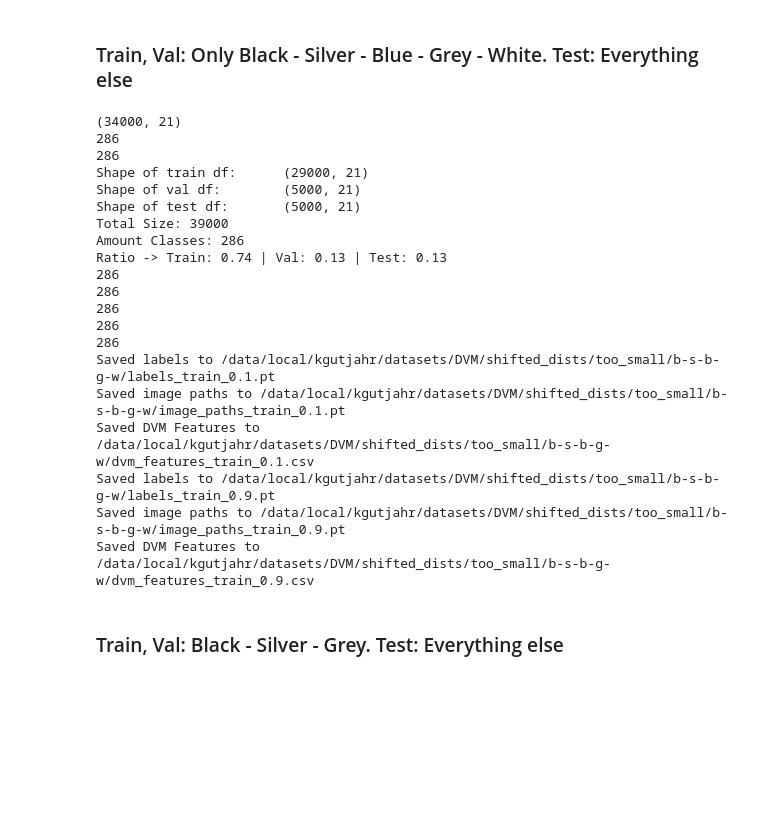
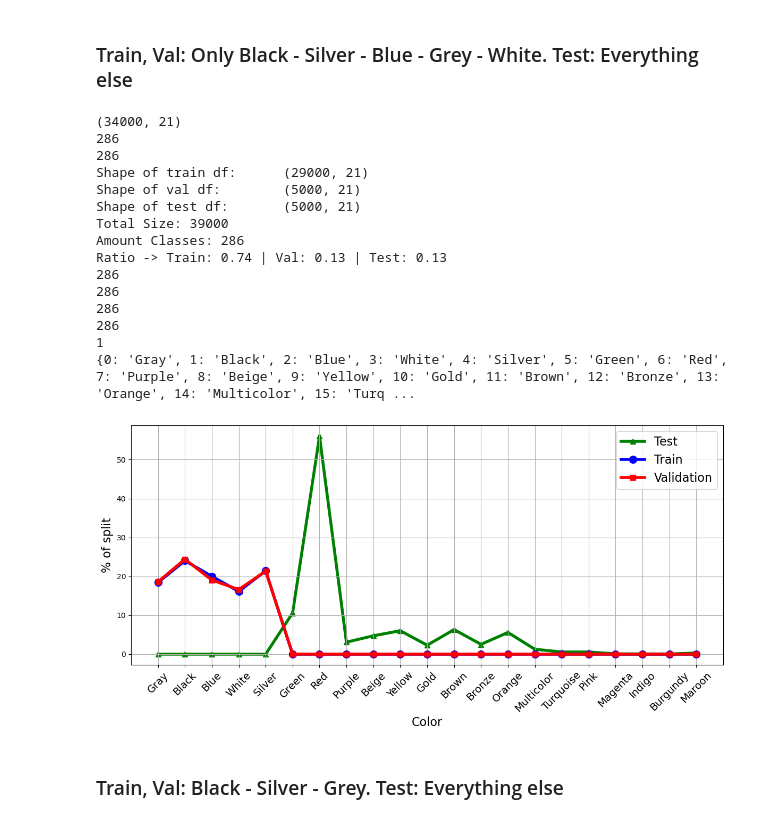
Before and after one commit to kgutjahr/STiL-TTA, a Jupyter notebook: data/create_shifted_data.ipynb, the cells around one changed output. Saved outputs shown, nothing was run; the diff lists cells and outputs as text; code cells hidden in the pictures; blank space fills up the shorter version.

```diff
--- a/data/create_shifted_data.ipynb
+++ b/data/create_shifted_data.ipynb
@@ -970,29 +975,27 @@ Saved DVM Features to /data/local/kgutjahr/datasets/DVM/shifted_dists/too_small/
 bsbgw = {"split": [{"Color": "Black"}, {"Color": "Silver"}, {"Color": "Blue"}, {"Color": "Grey"}, {"Color": "White"}], "split_cond": "or", "ratio": ratio, "mode": 1}
 bsbgw_dir = os.path.join(SHIFTED_DIR, "b-s-b-g-w")
 # %%
-bsbgw_split = create_split(split_config=bsbgw, k=0.1, feature_name="b-s-b-g-w", feature="Color")
-save_splits(split_dict=bsbgw_split, dir=bsbgw_dir, k=0.1)
+bsbgw_split = create_split(split_config=bsbgw, k=1.0, feature_name="Color", feature="Color", denorm_plot=False)
+#display(bsbgw_split["low_train"].columns)
+#plot_compare_distribution(train_dist=train_dist, val_dist=val_dist, test_dist=test_dist, feature=sorted(list(full_data_df[feature].value_counts().index)), feature_name=title)
+#save_splits(split_dict=bsbgw_split, dir=bsbgw_dir, k=0.1)
 # %% [output]
 (34000, 21)
 286
 286
 Shape of train df:      (29000, 21)
 Shape of val df:        (5000, 21)
 Shape of test df:       (5000, 21)
 Total Size: 39000
 Amount Classes: 286
 Ratio -> Train: 0.74 | Val: 0.13 | Test: 0.13
 286
 286
 286
 286
-286
-Saved labels to /data/local/kgutjahr/datasets/DVM/shifted_dists/too_small/b-s-b-g-w/labels_train_0.1.pt
-Saved image paths to /data/local/kgutjahr/datasets/DVM/shifted_dists/too_small/b-s-b-g-w/image_paths_train_0.1.pt
-Saved DVM Features to /data/local/kgutjahr/datasets/DVM/shifted_dists/too_small/b-s-b-g-w/dvm_features_train_0.1.csv
-Saved labels to /data/local/kgutjahr/datasets/DVM/shifted_dists/too_small/b-s-b-g-w/labels_train_0.9.pt
-Saved image paths to /data/local/kgutjahr/datasets/DVM/shifted_dists/too_small/b-s-b-g-w/image_paths_train_0.9.pt
-Saved DVM Features to /data/local/kgutjahr/datasets/DVM/shifted_dists/too_small/b-s-b-g-w/dvm_features_train_0.9.csv
+1
+{0: 'Gray', 1: 'Black', 2: 'Blue', 3: 'White', 4: 'Silver', 5: 'Green', 6: 'Red', 7: 'Purple', 8: 'Beige', 9: 'Yellow', 10: 'Gold', 11: 'Brown', 12: 'Bronze', 13: 'Orange', 14: 'Multicolor', 15: 'Turq ...
+[figure, added]
 # %% [markdown]
 ### Train, Val: Black - Silver - Grey. Test: Everything else
 # %%
```
Also changed, not shown: parts of 12 cells of this notebook, 59 other files.
